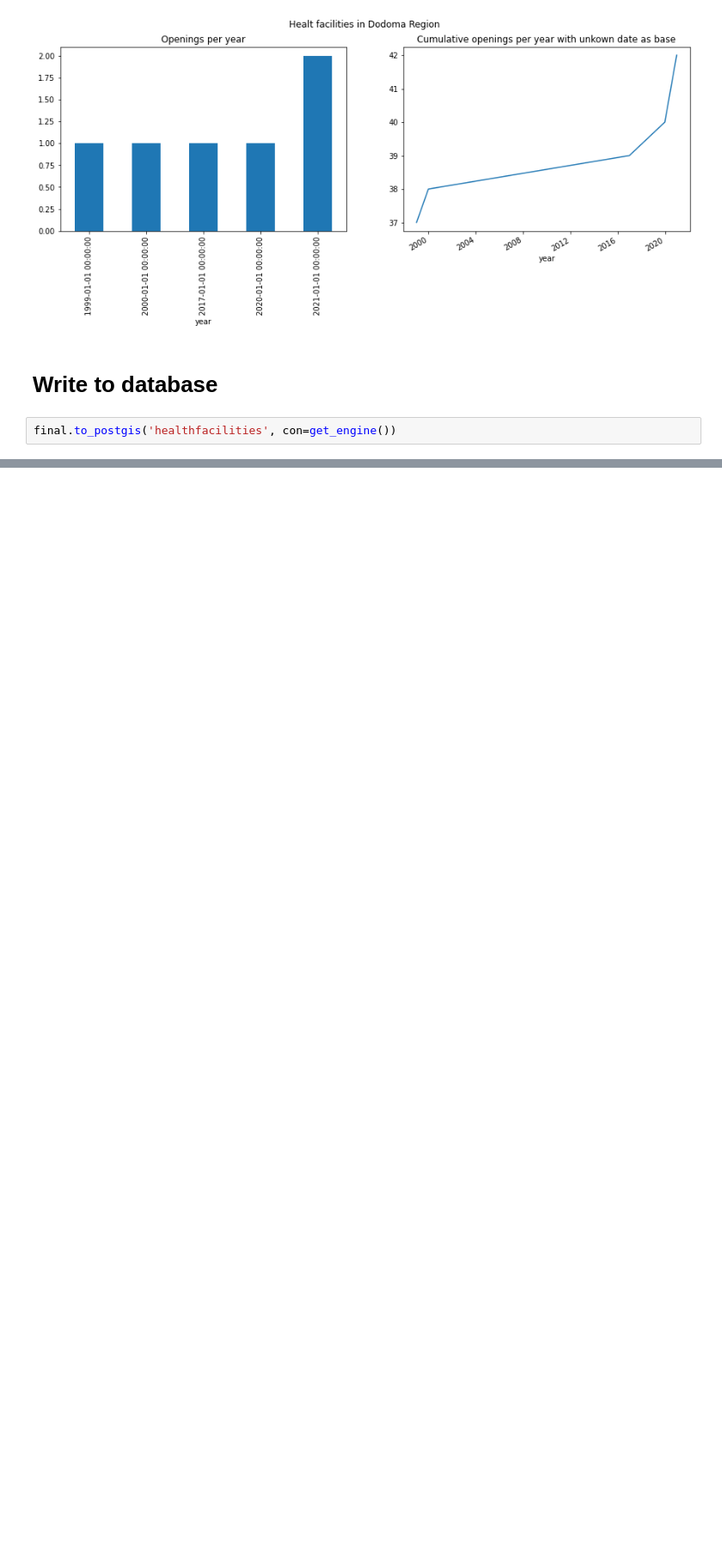
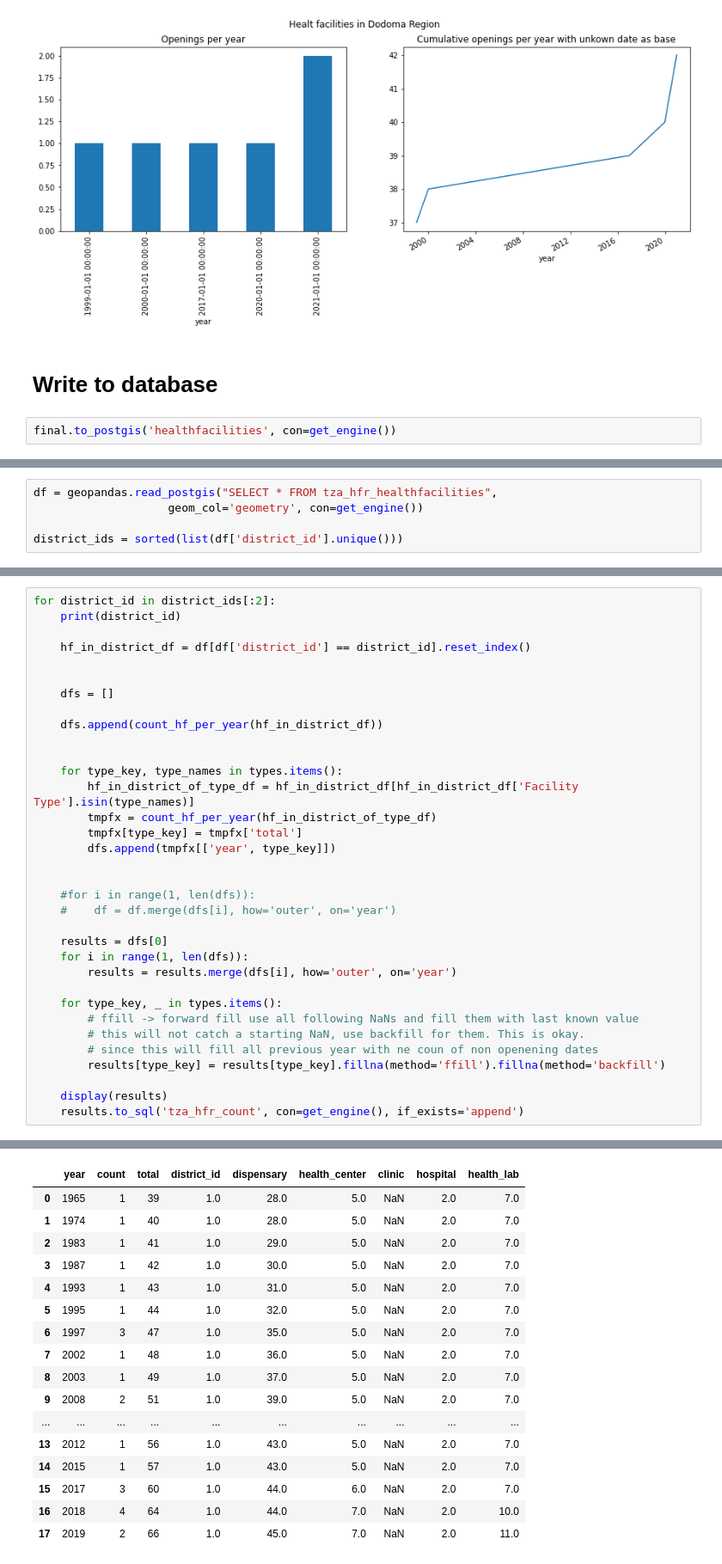
Before and after one commit to MARS-Group-HAW/esida-db, a Jupyter notebook: notebooks/Health Facillites.ipynb, the cells around one changed output, grey strips where cells are left out. Shown at 86% size. Drawn from its saved outputs; the diff is of its cells as text; blank space fills up the shorter version.

Commit message:
tza health facillites

```diff
--- a/notebooks/Health Facillites.ipynb
+++ b/notebooks/Health Facillites.ipynb
@@ -943,0 +946,5 @@ final.to_postgis('healthfacilities', con=get_engine())
+# %%
+df = geopandas.read_postgis("SELECT * FROM tza_hfr_healthfacilities",
+                    geom_col='geometry', con=get_engine())
+
+district_ids = sorted(list(df['district_id'].unique()))
@@ -943,0 +1003,35 @@ final.to_postgis('healthfacilities', con=get_engine())
+# %%
+for district_id in district_ids[:2]:
+    print(district_id)
+
+    hf_in_district_df = df[df['district_id'] == district_id].reset_index()
+
+
+    dfs = []
+
+    dfs.append(count_hf_per_year(hf_in_district_df))
+
+
+    for type_key, type_names in types.items():
+        hf_in_district_of_type_df = hf_in_district_df[hf_in_district_df['Facility Type'].isin(type_names)]
+        tmpfx = count_hf_per_year(hf_in_district_of_type_df)
+        tmpfx[type_key] = tmpfx['total']
+        dfs.append(tmpfx[['year', type_key]])
+
+
+    #for i in range(1, len(dfs)):
+    #    df = df.merge(dfs[i], how='outer', on='year')
+
+    results = dfs[0]
+    for i in range(1, len(dfs)):
+        results = results.merge(dfs[i], how='outer', on='year')
+
+    for type_key, _ in types.items():
+        # ffill -> forward fill use all following NaNs and fill them with last known value
+        # this will not catch a starting NaN, use backfill for them. This is okay.
+        # since this will fill all previous year with ne coun of non openening dates
+        results[type_key] = results[type_key].fillna(method='ffill').fillna(method='backfill')
+
+    display(results)
+    results.to_sql('tza_hfr_count', con=get_engine(), if_exists='append')
+# %% [output]
@@ -943,0 +1039,17 @@ final.to_postgis('healthfacilities', con=get_engine())
+|  | year | count | total | district_id | dispensary | health_center | clinic | hospital | health_lab |
+| 0 | 1965 | 1 | 39 | 1.0 | 28.0 | 5.0 | NaN | 2.0 | 7.0 |
+| 1 | 1974 | 1 | 40 | 1.0 | 28.0 | 5.0 | NaN | 2.0 | 7.0 |
+| 2 | 1983 | 1 | 41 | 1.0 | 29.0 | 5.0 | NaN | 2.0 | 7.0 |
+| 3 | 1987 | 1 | 42 | 1.0 | 30.0 | 5.0 | NaN | 2.0 | 7.0 |
+| 4 | 1993 | 1 | 43 | 1.0 | 31.0 | 5.0 | NaN | 2.0 | 7.0 |
+| 5 | 1995 | 1 | 44 | 1.0 | 32.0 | 5.0 | NaN | 2.0 | 7.0 |
+| 6 | 1997 | 3 | 47 | 1.0 | 35.0 | 5.0 | NaN | 2.0 | 7.0 |
+| 7 | 2002 | 1 | 48 | 1.0 | 36.0 | 5.0 | NaN | 2.0 | 7.0 |
+| 8 | 2003 | 1 | 49 | 1.0 | 37.0 | 5.0 | NaN | 2.0 | 7.0 |
+| 9 | 2008 | 2 | 51 | 1.0 | 39.0 | 5.0 | NaN | 2.0 | 7.0 |
+| ... | ... | ... | ... | ... | ... | ... | ... | ... | ... |
+| 13 | 2012 | 1 | 56 | 1.0 | 43.0 | 5.0 | NaN | 2.0 | 7.0 |
+| 14 | 2015 | 1 | 57 | 1.0 | 43.0 | 5.0 | NaN | 2.0 | 7.0 |
+| 15 | 2017 | 3 | 60 | 1.0 | 44.0 | 6.0 | NaN | 2.0 | 7.0 |
+| 16 | 2018 | 4 | 64 | 1.0 | 44.0 | 7.0 | NaN | 2.0 | 10.0 |
+| 17 | 2019 | 2 | 66 | 1.0 | 45.0 | 7.0 | NaN | 2.0 | 11.0 |
```
Also changed, not shown: parts of 5 cells of this notebook, 3 other files.
